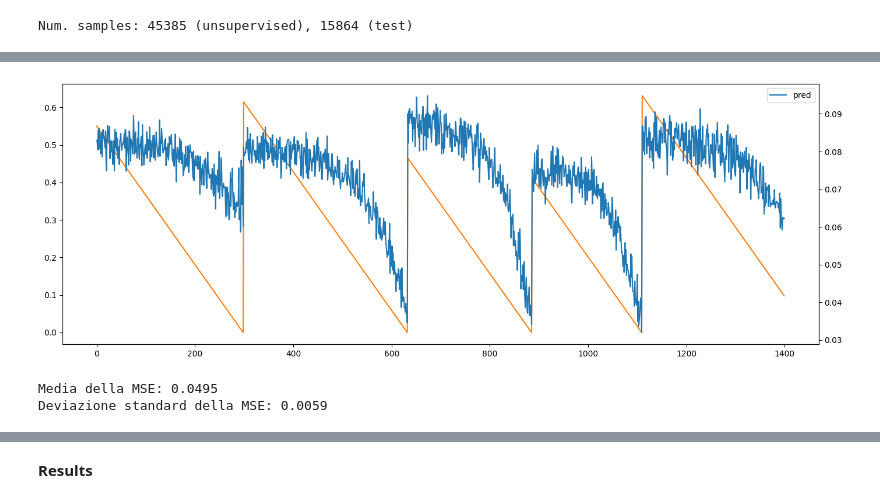
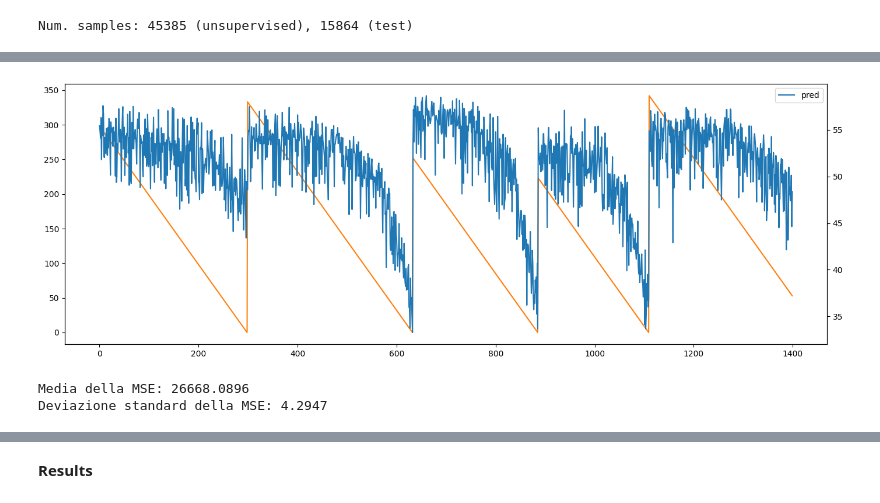
Before and after one commit to giorgiapavani/AI-in-Industry, a Jupyter notebook: notebooks/Project.ipynb, the cells around one changed output, grey strips where cells are left out. Cells and saved outputs as stored; diff of their text form; code cells hidden in the pictures.

```diff
--- a/notebooks/Project.ipynb
+++ b/notebooks/Project.ipynb
@@ -279,7 +279,7 @@ for i in range(30):
     cb = [callbacks.EarlyStopping(monitor='loss', patience=3, restore_best_weights=True)]
     nn.compile(optimizer='Adam', run_eagerly=False)
     history = nn.fit(batch_gen, epochs=20, verbose=1, callbacks=cb)
-    pred.append(nn.predict(ts_s[dt_in]).ravel())
+    pred.append(nn.predict(ts_s[dt_in]).ravel()*trmaxrul)
 # %% [output]
 Epoch 1/20
 760/760 [==============================] - 2s 2ms/step - loss: 0.0233 - mse: 0.0233 - cst: 0.0088
@@ -353,7 +353,7 @@ for i in range(30):
     cb = [callbacks.EarlyStopping(monitor='loss', patience=3, restore_best_weights=True)]
     nn2.compile(optimizer='Adam', run_eagerly=False)
     history = nn2.fit(batch_gen, epochs=20, verbose=1, callbacks=cb)
-    pred.append(nn2.predict(ts_s[dt_in]).ravel())
+    pred.append(nn2.predict(ts_s[dt_in]).ravel()*trmaxrul)
 # %% [output]
 Epoch 1/20
 1339/1339 [==============================] - 4s 3ms/step - loss: 0.0037 - mse: 0.0000e+00 - cst: 0.0037
@@ -409,7 +409,7 @@ for i in range(30):
     cb = [callbacks.EarlyStopping(monitor='loss', patience=3, restore_best_weights=True)]
     nn2.compile(optimizer='Adam', run_eagerly=False)
     history = nn2.fit(batch_gen, epochs=20, verbose=1, callbacks=cb)
-    pred.append(nn2.predict(ts_s[dt_in]).ravel())
+    pred.append(nn2.predict(ts_s[dt_in]).ravel()*trmaxrul)
 # %% [output]
 Epoch 1/20
 1001/1001 [==============================] - 3s 2ms/step - loss: 0.0042 - mse: 0.0000e+00 - cst: 0.0042
@@ -465,7 +465,7 @@ for i in range(30):
     cb = [callbacks.EarlyStopping(monitor='loss', patience=3, restore_best_weights=True)]
     nn2.compile(optimizer='Adam', run_eagerly=False)
     history = nn2.fit(batch_gen, epochs=20, verbose=1, callbacks=cb)
-    pred.append(nn2.predict(ts_s[dt_in]).ravel())
+    pred.append(nn2.predict(ts_s[dt_in]).ravel()*trmaxrul)
 # %% [output]
 Epoch 1/20
 670/670 [==============================] - 2s 2ms/step - loss: 0.0056 - mse: 0.0000e+00 - cst: 0.0056
@@ -914,10 +914,10 @@ Epoch 5/5
 # %%
-ts_pred = pred[0]
-cst.plot_rul(ts_pred[:stop], ts_s["rul"].iloc[:stop], same_scale=False, figsize=figsize)
+ts_pred = pred[0]*trmaxrul
+cst.plot_rul(ts_pred[:stop], ts["rul"].iloc[:stop], same_scale=False, figsize=figsize)
 # %% [output]
-[figure, old version]
+[figure, new version]
 # %%
-mse_seeds, mse_mean, mse_std = cst.evaluation(pred, ts_s)
+mse_seeds, mse_mean, mse_std = cst.evaluation(pred*trmaxrul, ts)
 # %% [output]
-Media della MSE: 0.0495
-Deviazione standard della MSE: 0.0059
+Media della MSE: 26668.0896
+Deviazione standard della MSE: 4.2947
```
Also changed, not shown: parts of 36 cells of this notebook, 1 other file.
